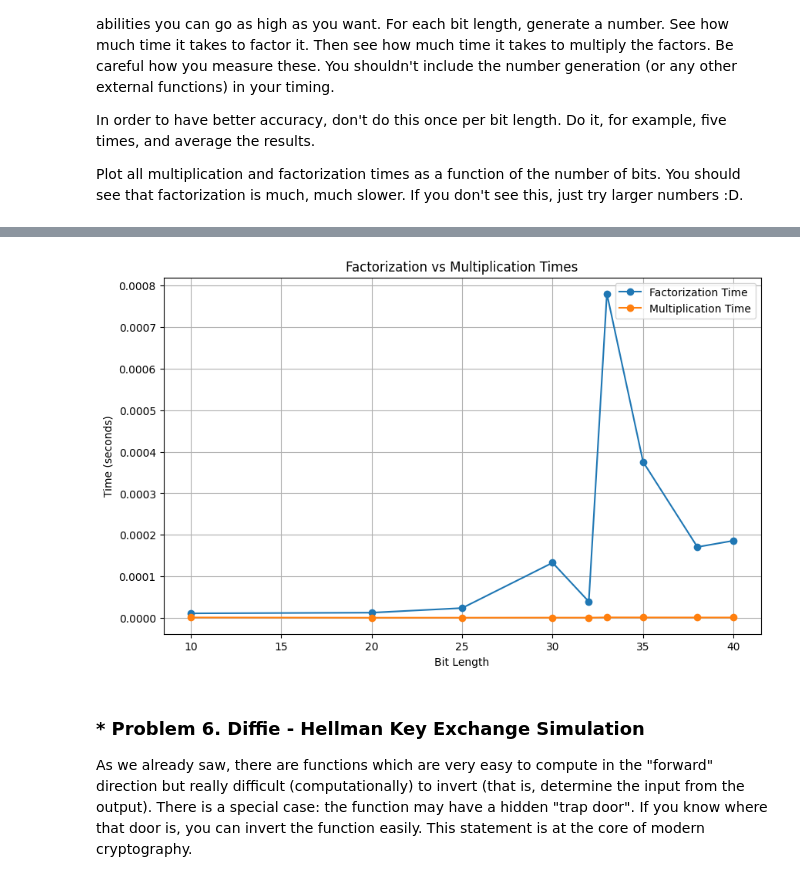
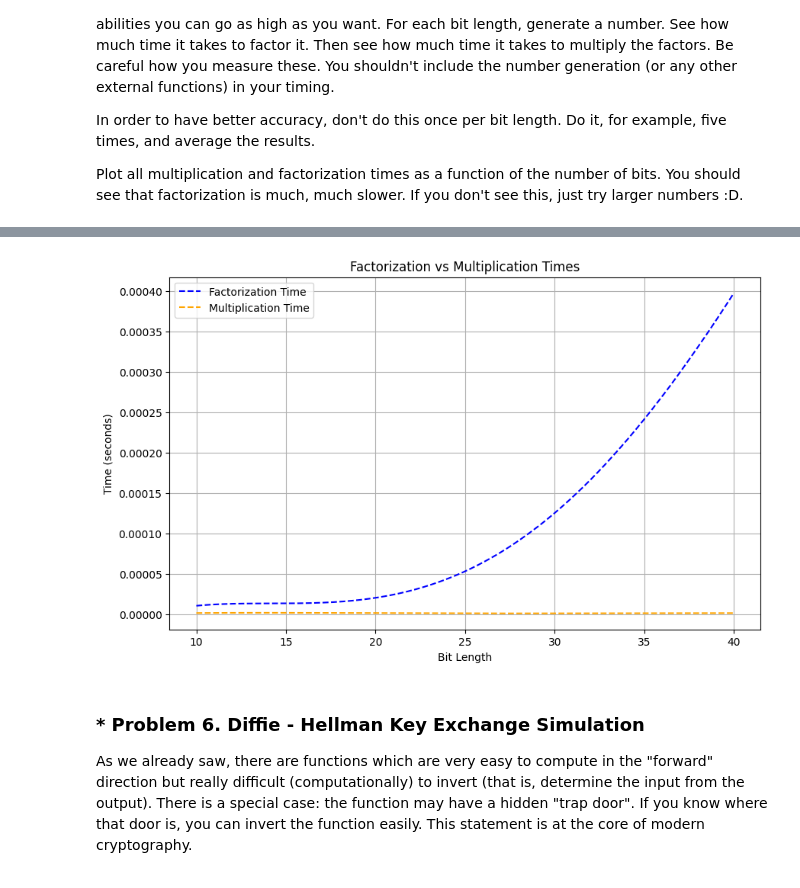
Before and after one commit to NikolayGatev/Data-Scientist, a Jupyter notebook: MothConceptsForDevelopers/Basic algebra/Basic Algebra Exercise.ipynb, the cells around one changed output, grey strips where cells are left out. Saved outputs shown, nothing was run; the diff lists cells and outputs as text; code cells hidden in the pictures.

```diff
--- a/MothConceptsForDevelopers/Basic algebra/Basic Algebra Exercise.ipynb
+++ b/MothConceptsForDevelopers/Basic algebra/Basic Algebra Exercise.ipynb
@@ -692,6 +686,5 @@ factorint(1032969399047817906432668079951) # {3: 2, 79: 1, 36779: 1, 77762528854
 # %%
 # Функция за измерване на време
-
 def measure_time(func, *args, **kwargs):
     start_time = time.perf_counter()
     result = func(*args, **kwargs)
@@ -706,40 +699,47 @@ for n_bits in bit_lengths:
     factorization_times = []
     multiplication_times = []
 
-    for _ in range(5):  # 5 повторения за по-точни измервания
-        # Генериране на случайно n-битово число
+    for _ in range(1000):  # Намалено от 5000 на 1000 за по-бързо изпълнение
         random_number = random.getrandbits(n_bits)
 
         # Измерване на време за факторизация
         factorization_time, factors = measure_time(factorint, random_number)
         factorization_times.append(factorization_time)
 
-        # Изчисляване на произведението на факторите и измерване на времето
+        # Измерване на време за умножение на факторите
         def multiply_factors():
             product = 1
             for factor, count in factors.items():
                 product *= factor ** count
             return product
 
         multiplication_time, _ = measure_time(multiply_factors)
         multiplication_times.append(multiplication_time)
 
     # Осредняване на времената
     average_factorization_times.append(sum(factorization_times) / len(factorization_times))
     average_multiplication_times.append(sum(multiplication_times) / len(multiplication_times))
 
+# Полиномна апроксимация (намалена степен за по-реалистични резултати)
+polynomial_function_f = Polynomial.fit(bit_lengths, average_factorization_times, 4)
+polynomial_function_m = Polynomial.fit(bit_lengths, average_multiplication_times, 4)
+
+plot_x = np.linspace(10, 40, 1000)
+plot_y_factorization = polynomial_function_f(plot_x)
+plot_y_multiplication = polynomial_function_m(plot_x)
+
 # Плотираме резултатите
 plt.figure(figsize=(10, 6))
-plt.plot(bit_lengths, average_factorization_times, label="Factorization Time", marker="o")
-plt.plot(bit_lengths, average_multiplication_times, label="Multiplication Time", marker="o")
+plt.plot(plot_x, plot_y_factorization, label="Factorization Time", c="blue", linestyle="--")
+plt.plot(plot_x, plot_y_multiplication, label="Multiplication Time", c="orange", linestyle="--")
 plt.xlabel("Bit Length")
 plt.ylabel("Time (seconds)")
 plt.title("Factorization vs Multiplication Times")
 plt.legend()
 plt.grid()
 plt.show()
 # %% [output]
-[figure, old version]
+[figure, new version]
 # %% [markdown]
 ### * Problem 6. Diffie - Hellman Key Exchange Simulation
 As we already saw, there are functions which are very easy to compute in the "forward" direction but really difficult (computationally) to invert (that is, determine the input from the output). There is a special case: the function may have a hidden "trap door". If you know where that door is, you can invert the function easily. This statement is at the core of modern cryptography.
```
Also changed, not shown: parts of 3 cells of this notebook, 5 other files.
